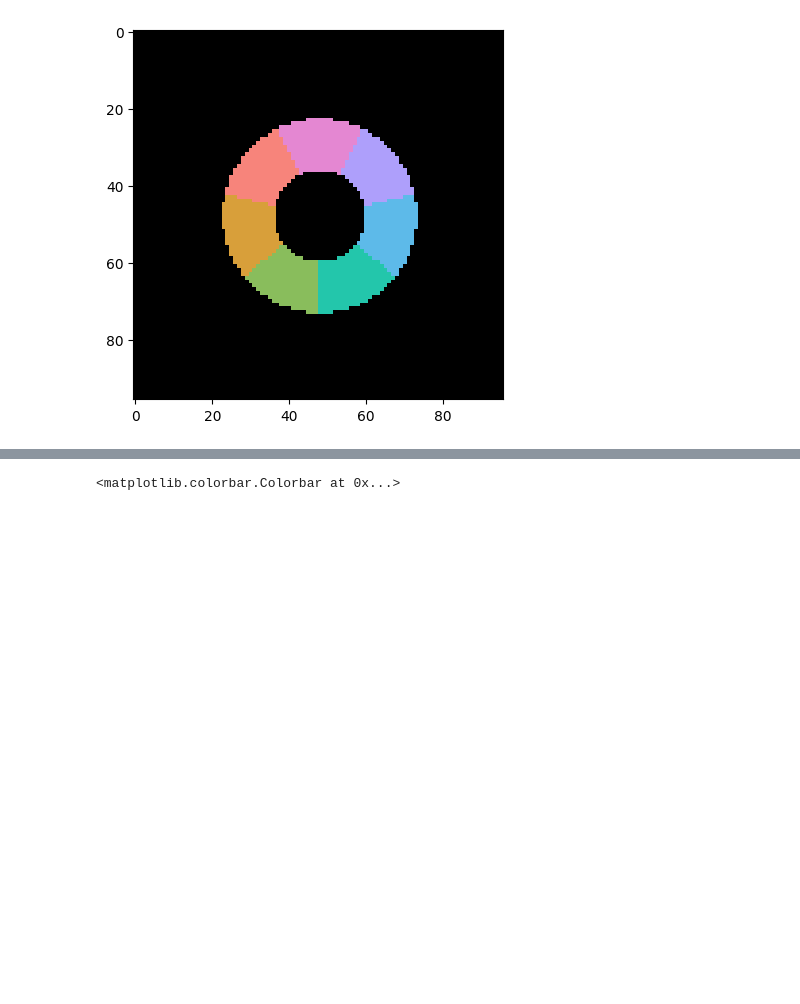
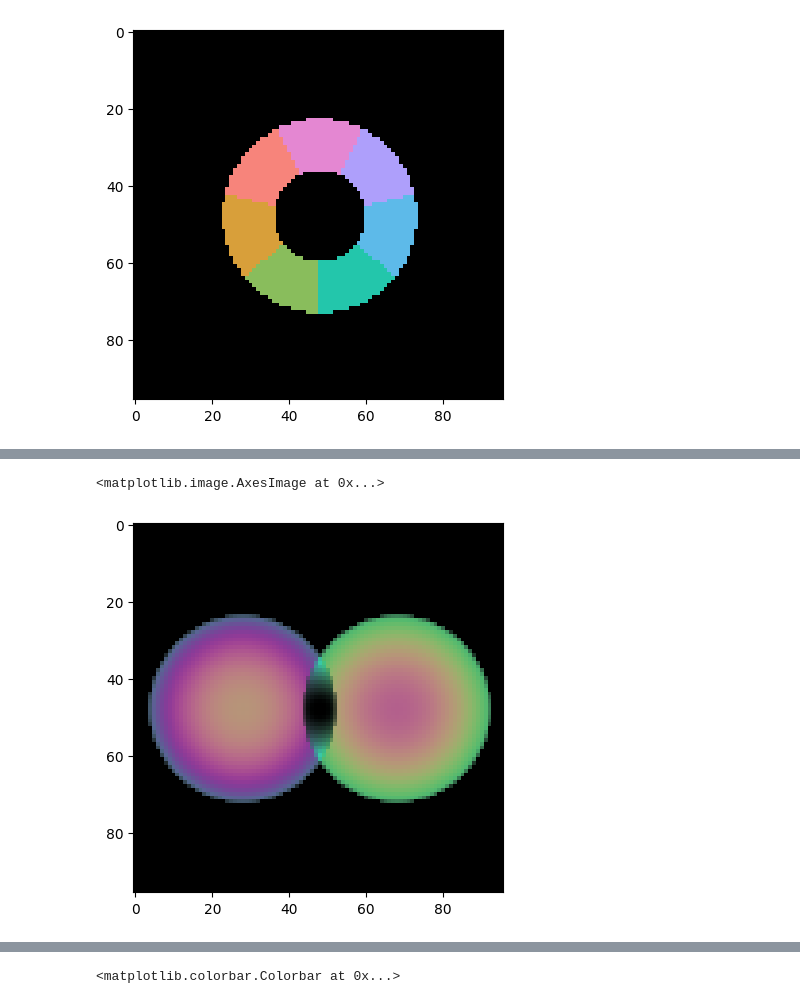
Before and after one commit to msa-em/stem-transfer-of-information, a Jupyter notebook: notebooks/icom-ssnr.ipynb, the cells around one changed output, grey strips where cells are left out. Cells and saved outputs as stored; diff of their text form; code cells hidden in the pictures; blank space fills up the shorter version.

```diff
--- a/notebooks/icom-ssnr.ipynb
+++ b/notebooks/icom-ssnr.ipynb
@@ -442,0 +479,13 @@ shifted_stack = np.fft.ifft2(Gs*shift_op).real.mean(0)
+# %%
+plt.imshow(
+    np.fft.fftshift(
+        ctf.complex_to_rgb(
+            large_gamma[:,:,0,76],
+            vmin=0,
+            vmax=1,
+        ),
+    ),
+)
+# %% [output]
+<matplotlib.image.AxesImage at 0x...>
+[figure, added]
```
Also changed, not shown: parts of 12 cells of this notebook.
